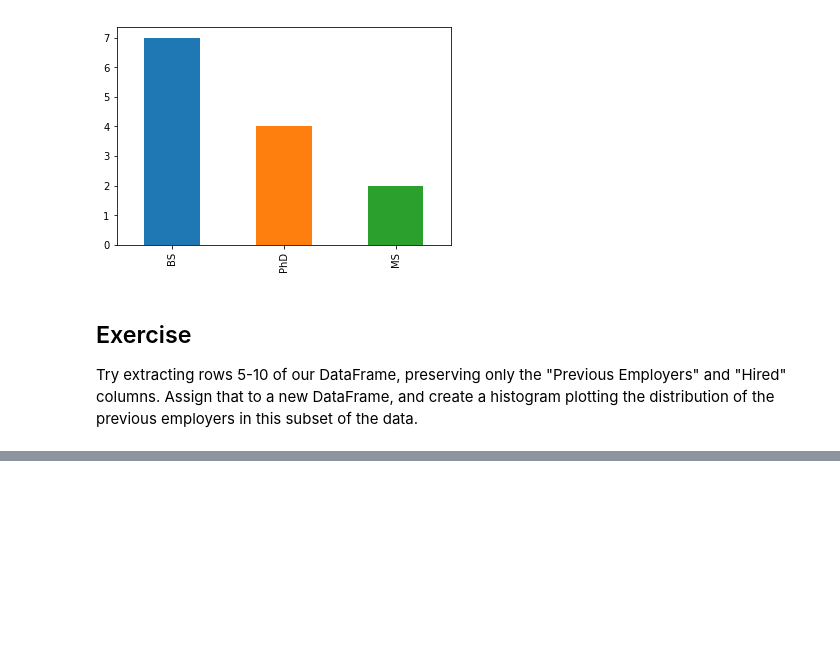
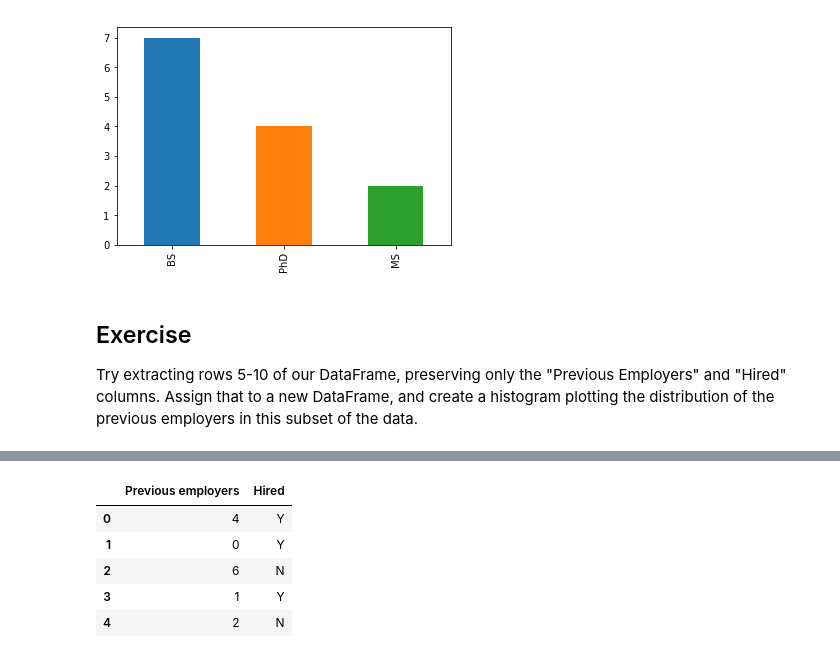
Before and after one commit to steven4354/pandas-review, a Jupyter notebook: PandasTutorial.ipynb, the cells around one changed output, grey strips where cells are left out. Saved outputs shown, nothing was run; the diff lists cells and outputs as text; code cells hidden in the pictures; blank space fills up the shorter version.

```diff
--- a/PandasTutorial.ipynb
+++ b/PandasTutorial.ipynb
@@ -193,0 +203,10 @@ Try extracting rows 5-10 of our DataFrame, preserving only the "Previous Employe
+# %%
+new_df = df[['Previous employers', 'Hired']]
+new_df.head()
+# %% [output]
+|  | Previous employers | Hired |
+| 0 | 4 | Y |
+| 1 | 0 | Y |
+| 2 | 6 | N |
+| 3 | 1 | Y |
+| 4 | 2 | N |
```
Also changed, not shown: parts of 2 cells of this notebook.
